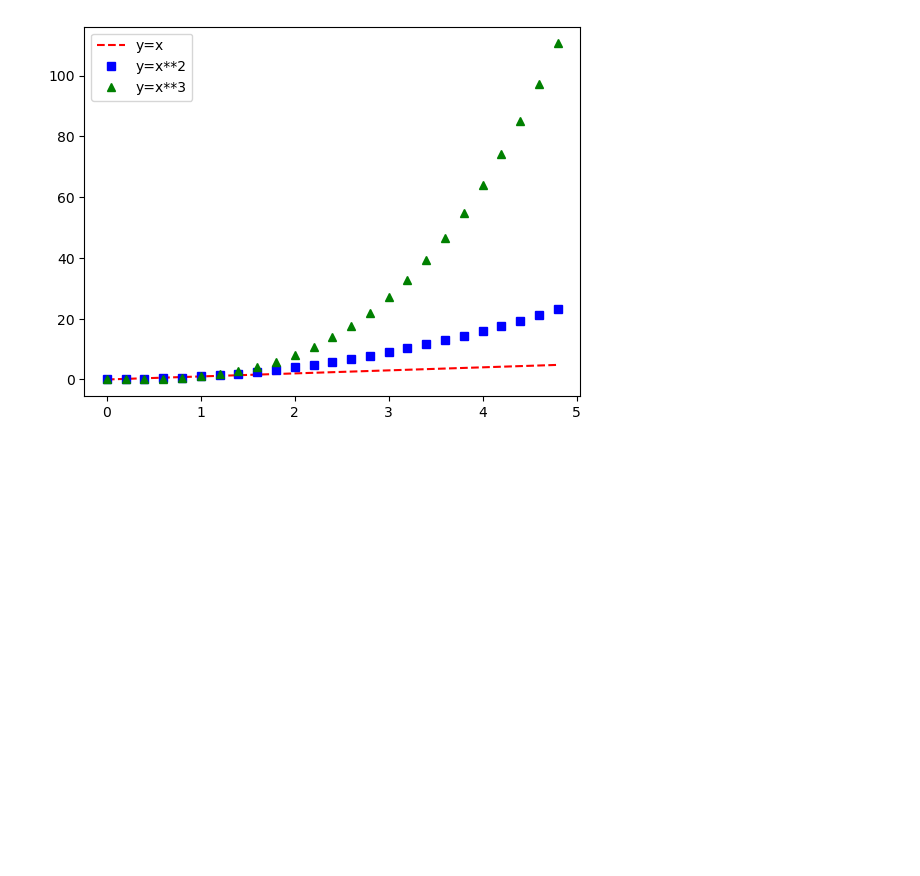
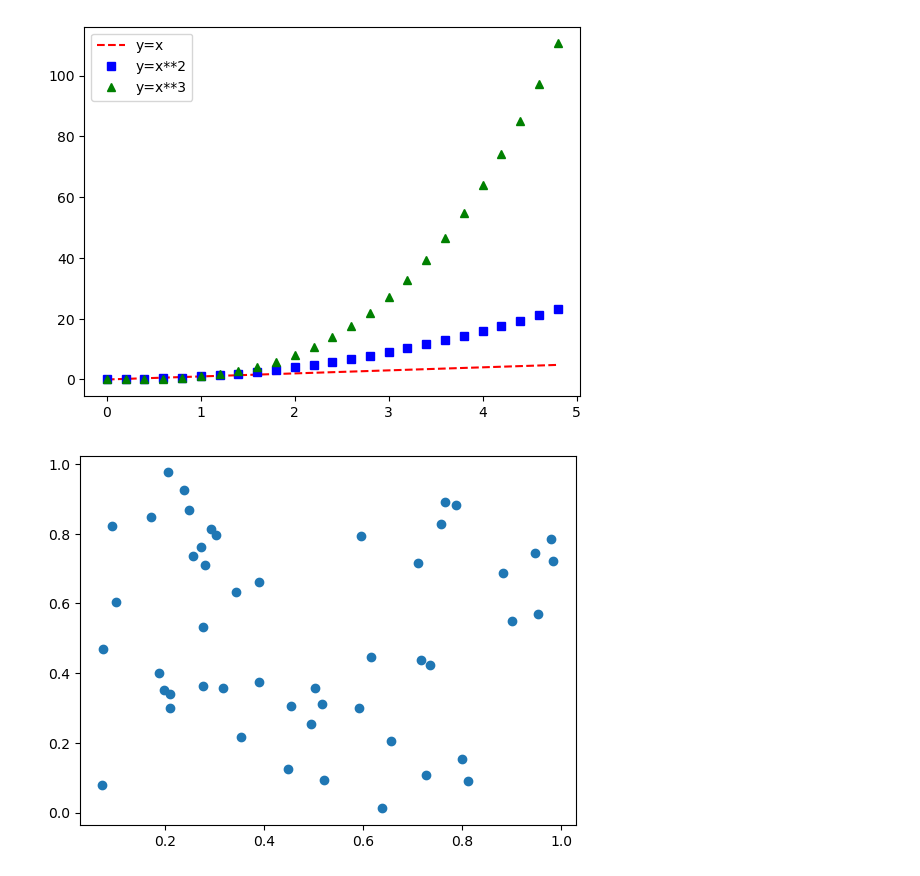
Before and after one commit to hirokimituya/book_python-professional-encyclopedia, a Jupyter notebook: lesson13/lesson_matplotlib.ipynb, the cells around one changed output. Saved outputs shown, nothing was run; the diff lists cells and outputs as text; code cells hidden in the pictures; blank space fills up the shorter version.

```diff
--- a/lesson13/lesson_matplotlib.ipynb
+++ b/lesson13/lesson_matplotlib.ipynb
@@ -39,3 +39,10 @@ plt.legend()
 plt.show()
 # %% [output]
 [figure]
+# %%
+x = np.random.rand(50)
+y = np.random.rand(50)
+plt.scatter(x, y)
+plt.show()
+# %% [output]
+[figure, added]
```
Also changed, not shown: parts of 5 cells of this notebook.
